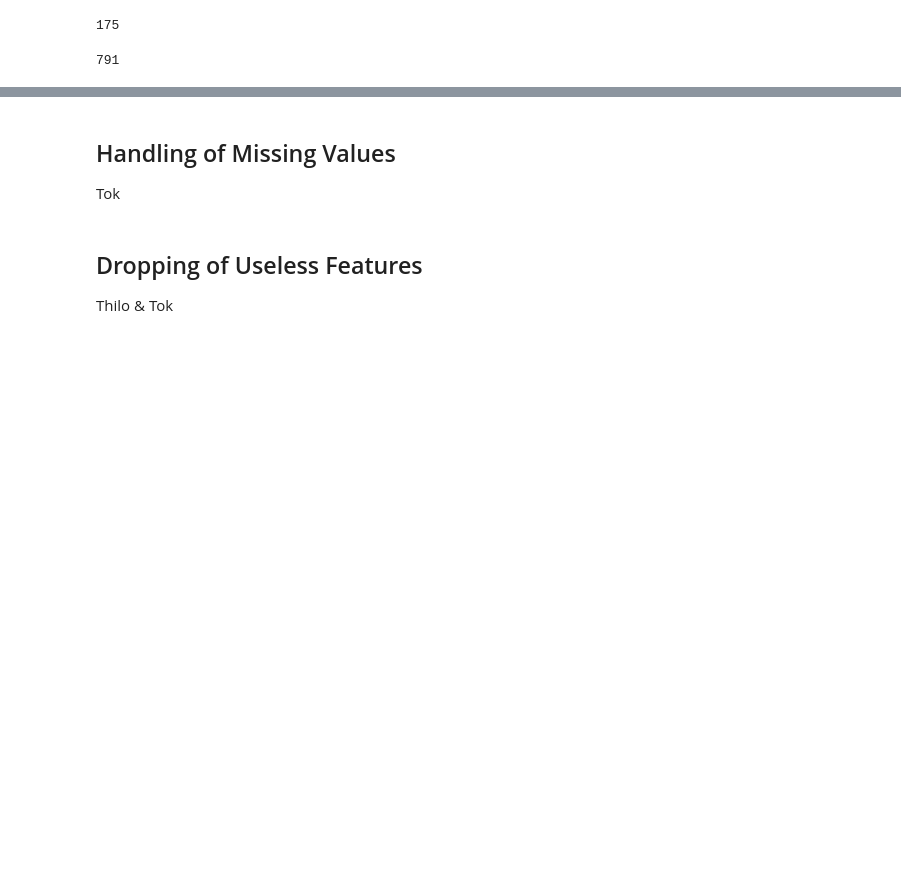
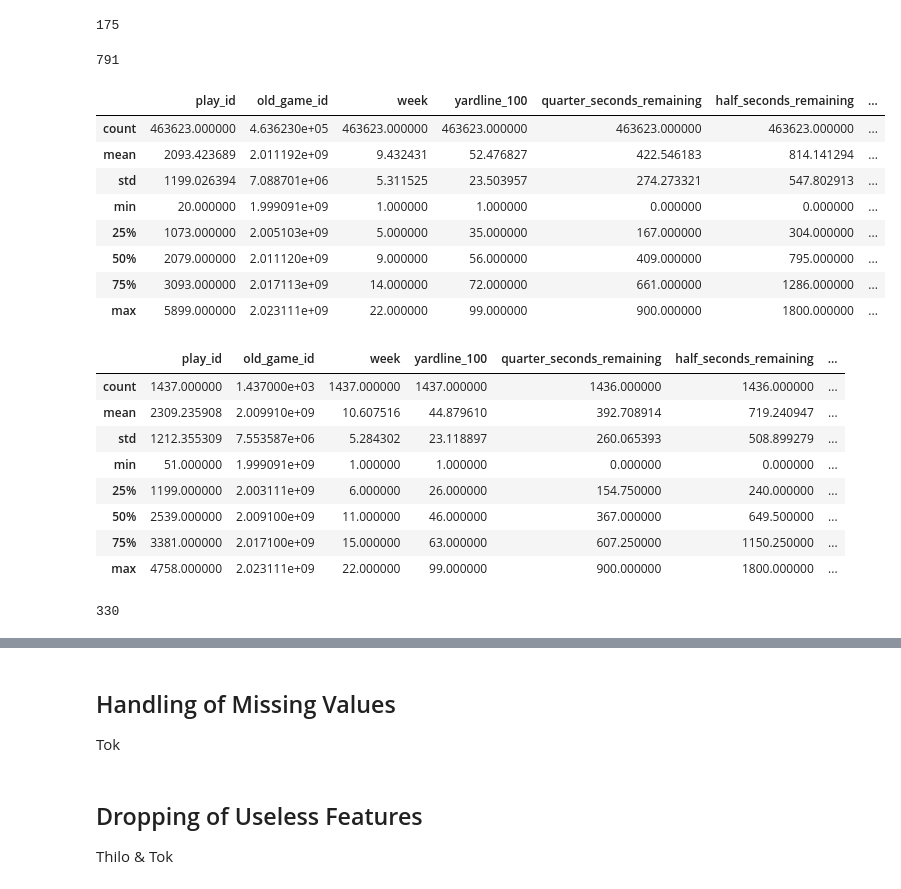
Before and after one commit to MatthiasBiermanns/NFL_play_prediction, a Jupyter notebook: preprocessing_documentation.ipynb, the cells around one changed output, grey strips where cells are left out. Cells and saved outputs as stored; diff of their text form; code cells hidden in the pictures; blank space fills up the shorter version.

```diff
--- a/preprocessing_documentation.ipynb
+++ b/preprocessing_documentation.ipynb
@@ -159,6 +183,58 @@ len(list(combined_df["start_time"].unique()))
 len(list(combined_df["passer_id"].unique()))
 # %% [output]
 791
+# %%
+# Erstelle eine Maske für 'pass_type' == 'pass'
+pass_mask = combined_df['play_type'] == 'pass'
+
+# Filtere den DataFrame, um nur die 'pass'-Einträge zu erhalten
+pass_plays_df = combined_df[pass_mask]
+
+# Zähle die Anzahl der Pass-Einträge pro Passer und Spiel
+passer_game_counts = pass_plays_df.groupby(['passer_id', 'game_id']).size().reset_index(name='count')
+
+# Filtere die Passer, die in mindestens einem Spiel 14 Pässe geworfen haben
+passers_with_14_passes = set(passer_game_counts[passer_game_counts['count'] >= 14]['passer_id'])
+
+# Filtere die 'pass'-Einträge, bei denen die passer_id nicht in passers_with_14_passes ist
+filtered_pass_plays_df = pass_plays_df[pass_plays_df['passer_id'].isin(passers_with_14_passes)]
+filtered_nopass_plays_df = pass_plays_df[~pass_plays_df['passer_id'].isin(passers_with_14_passes)]
+
+pd.set_option("display.max_columns", None)
+
+display(filtered_pass_plays_df.describe())
+display(filtered_nopass_plays_df.describe())
+
+
+# Füge die 'run'-Einträge wieder hinzu
+filtered_df = pd.concat([combined_df[~pass_mask], filtered_pass_plays_df])
+
+# Ergebnis anzeigen
+pd.set_option("display.max_columns", None)
+
+#display(filtered_df.describe())
+#display(combined_df.describe())
+print(len(passers_with_14_passes))
+# %% [output]
+|  | play_id | old_game_id | week | yardline_100 | quarter_seconds_remaining | half_seconds_remaining | ... |
+| count | 463623.000000 | 4.636230e+05 | 463623.000000 | 463623.000000 | 463623.000000 | 463623.000000 | ... |
+| mean | 2093.423689 | 2.011192e+09 | 9.432431 | 52.476827 | 422.546183 | 814.141294 | ... |
+| std | 1199.026394 | 7.088701e+06 | 5.311525 | 23.503957 | 274.273321 | 547.802913 | ... |
+| min | 20.000000 | 1.999091e+09 | 1.000000 | 1.000000 | 0.000000 | 0.000000 | ... |
+| 25% | 1073.000000 | 2.005103e+09 | 5.000000 | 35.000000 | 167.000000 | 304.000000 | ... |
+| 50% | 2079.000000 | 2.011120e+09 | 9.000000 | 56.000000 | 409.000000 | 795.000000 | ... |
+| 75% | 3093.000000 | 2.017113e+09 | 14.000000 | 72.000000 | 661.000000 | 1286.000000 | ... |
+| max | 5899.000000 | 2.023111e+09 | 22.000000 | 99.000000 | 900.000000 | 1800.000000 | ... |
+|  | play_id | old_game_id | week | yardline_100 | quarter_seconds_remaining | half_seconds_remaining | ... |
+| count | 1437.000000 | 1.437000e+03 | 1437.000000 | 1437.000000 | 1436.000000 | 1436.000000 | ... |
+| mean | 2309.235908 | 2.009910e+09 | 10.607516 | 44.879610 | 392.708914 | 719.240947 | ... |
+| std | 1212.355309 | 7.553587e+06 | 5.284302 | 23.118897 | 260.065393 | 508.899279 | ... |
+| min | 51.000000 | 1.999091e+09 | 1.000000 | 1.000000 | 0.000000 | 0.000000 | ... |
+| 25% | 1199.000000 | 2.003111e+09 | 6.000000 | 26.000000 | 154.750000 | 240.000000 | ... |
+| 50% | 2539.000000 | 2.009100e+09 | 11.000000 | 46.000000 | 367.000000 | 649.500000 | ... |
+| 75% | 3381.000000 | 2.017100e+09 | 15.000000 | 63.000000 | 607.250000 | 1150.250000 | ... |
+| max | 4758.000000 | 2.023111e+09 | 22.000000 | 99.000000 | 900.000000 | 1800.000000 | ... |
+330
 # %%
 # Erstelle eine Maske für 'pass_type' == 'pass'
 pass_mask = combined_df['play_type'] == 'pass'
```
Also changed, not shown: parts of 4 cells of this notebook.
